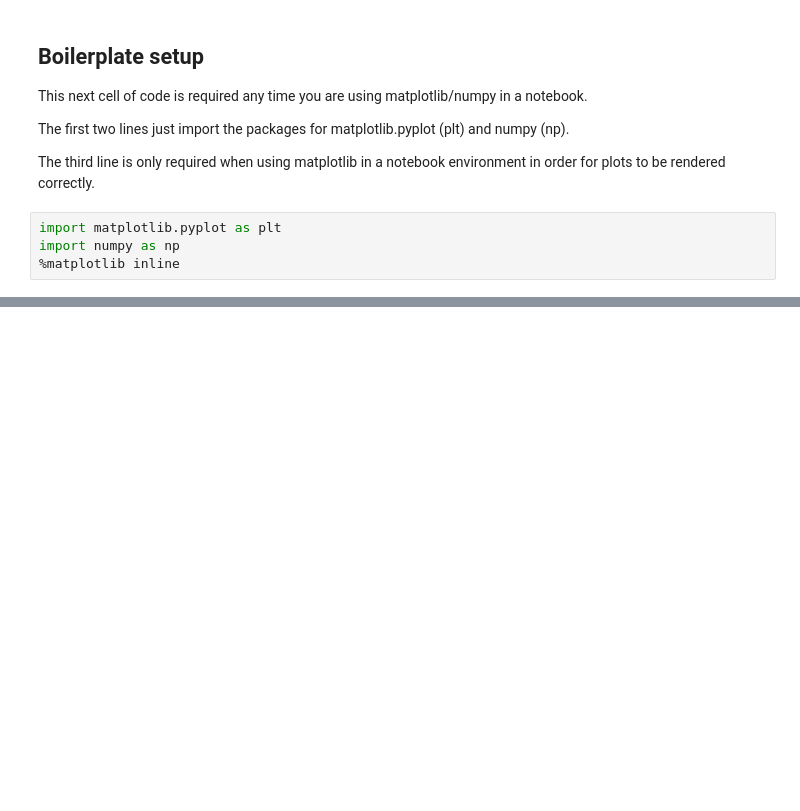
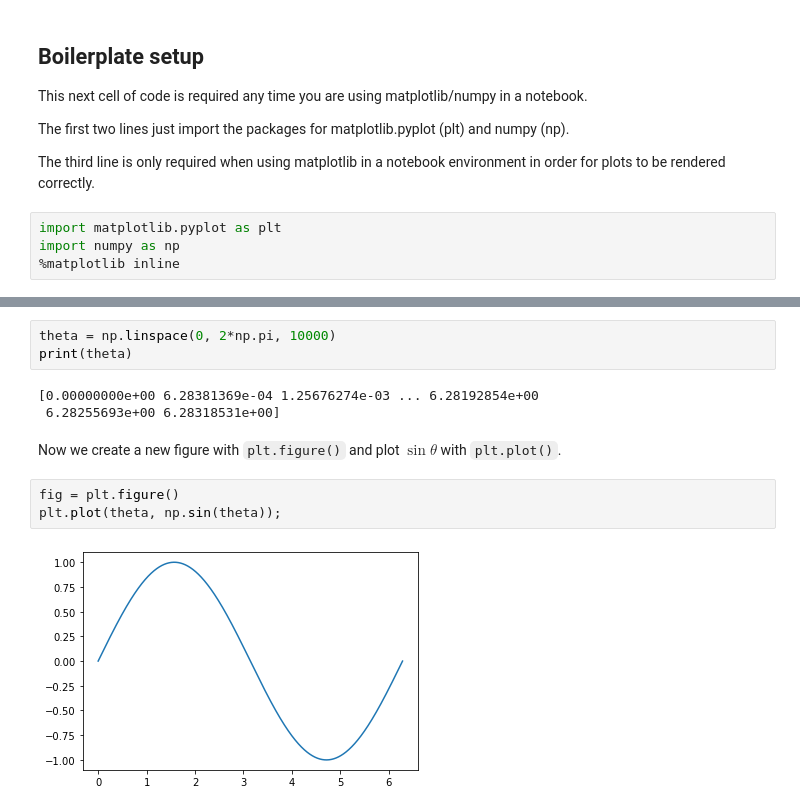
Before and after one commit to cevans216/phys4247, a Jupyter notebook: tutorial.ipynb, the cells around one changed output, grey strips where cells are left out. Saved outputs shown, nothing was run; the diff lists cells and outputs as text; blank space fills up the shorter version.

```diff
--- a/tutorial.ipynb
+++ b/tutorial.ipynb
@@ -32,0 +23,14 @@ figure, axis = plt.subplots()
+# %%
+theta = np.linspace(0, 2*np.pi, 10000)
+print(theta)
+# %% [output]
+[0.00000000e+00 6.28381369e-04 1.25676274e-03 ... 6.28192854e+00
+ 6.28255693e+00 6.28318531e+00]
+# %% [markdown]
+
+Now we create a new figure with `plt.figure()` and plot $\sin\theta$ with `plt.plot()`.
+# %%
+fig = plt.figure()
+plt.plot(theta, np.sin(theta));
+# %% [output]
+[figure, added]
```
Also changed, not shown: parts of 19 cells of this notebook.
